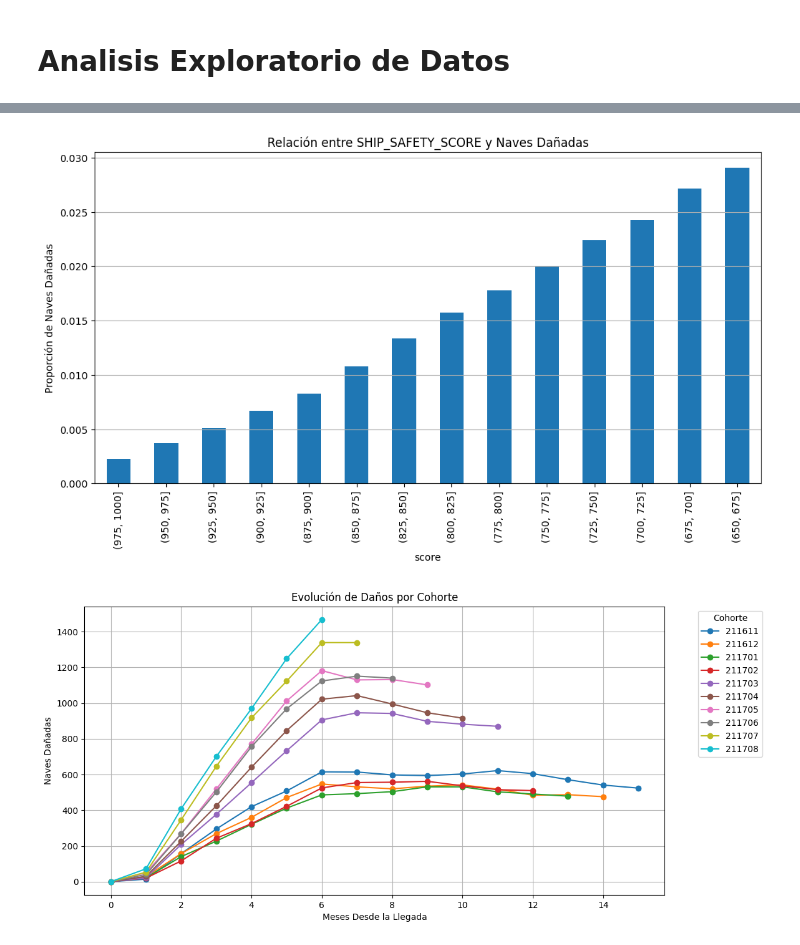
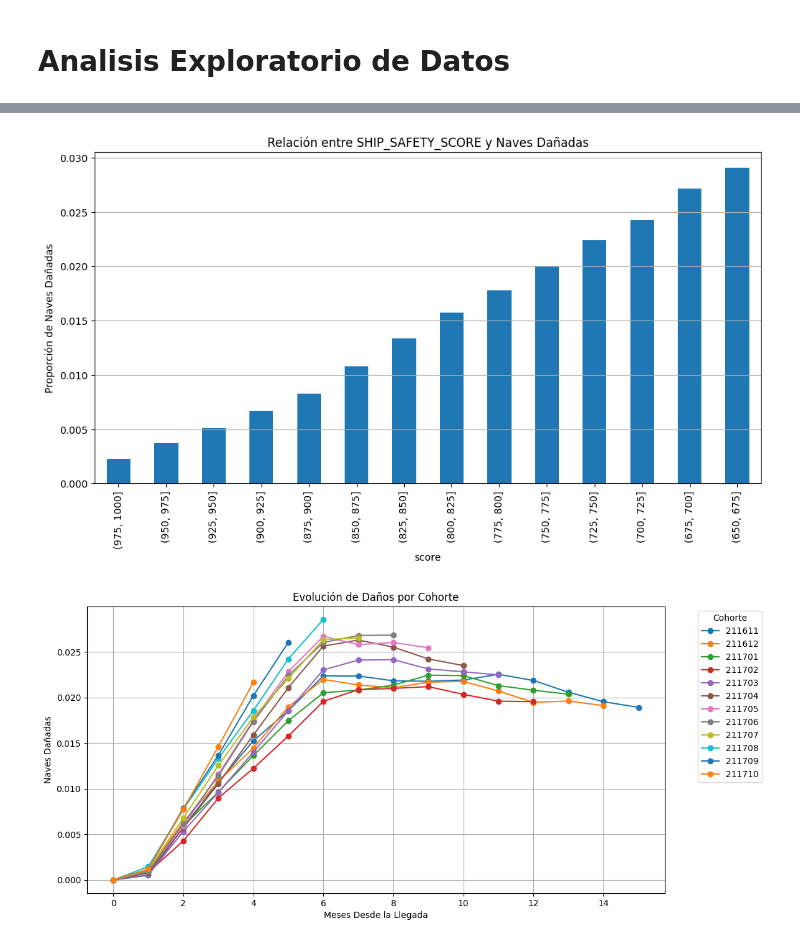
Before and after one commit to JoshuaDRC1/alien_case, a Jupyter notebook: alien_case_project.ipynb, the cells around one changed output, grey strips where cells are left out. Drawn from its saved outputs; the diff is of its cells as text; code cells hidden in the pictures.

Commit message:
"Entregable final del bussiness case de Aliens"

```diff
--- a/alien_case_project.ipynb
+++ b/alien_case_project.ipynb
@@ -119,2 +142,12 @@ ModuleNotFoundError: No module named 'ace_tools'
+# %%
+#Después de revisar high level data encontré la relación de esos datos con el dataframe de cohort data
+#Por lo que decidí unirlos en un solo dataframe
+ch_df['cohort'] = ch_df['cohort'].astype(str)
+# %%
+ch_df['mes_llegada'] = ch_df['cohort'].apply(lambda x: x[:4] + '-' + x[4:]) #Agrego un guión para separar el año de la cohorte
+ch_df['mes_llegada'] =  pd.to_datetime(ch_df['mes_llegada'], errors='coerce')
+# %%
+#Sumo los meses de llegada con los meses en la tierra
+ch_df['mes_desp'] = ch_df.apply(lambda x: x['mes_llegada'] + relativedelta(months=x['months']), axis=1)
 # %% [markdown]
 # Analisis Exploratorio de Datos
@@ -121,12 +174,15 @@ ModuleNotFoundError: No module named 'ace_tools'
+# %%
+# Genero una variable de porcentaje de daño, para tener una variable normalizada y comparable
+ch_df['damaged_perc'] = ch_df["damaged"] / ch_df['ships']
 # %%
 
 
 # 1. Distribución de daños en las naves a lo largo del tiempo
 plt.figure(figsize=(12, 6))
-plt.plot(hl_df["month"], hl_df["repair_perc"], marker='o', linestyle='-')
+plt.plot(hl_df["month"], hl_df["req_repair_perc"], marker='o', linestyle='-')
 plt.xlabel("Fecha")
 plt.ylabel("Porcentaje de Naves en Reparación")
-plt.title("Evolución del % de Naves Alienígenas en Reparación")
+plt.title("Evolución del % de Naves Alienígenas que Requieren Reparación")
 plt.grid(True)
 plt.xticks(rotation=45)
 plt.show()
@@ -143,10 +199,10 @@ plt.grid(axis="y")
 plt.show()
 
 # 3. Evolución del daño en cohortes
-cohort_damage_trend = ch_df.groupby(["cohort", "months"])["damaged"].sum().unstack()
+cohort_damage_trend = ch_df.groupby(["cohort", "months"])["damaged_perc"].mean().unstack()
 
 plt.figure(figsize=(12, 6))
-for cohort in cohort_damage_trend.index[:10]:  # Mostrar solo las primeras 10 cohortes para legibilidad
+for cohort in cohort_damage_trend.index:
     plt.plot(cohort_damage_trend.columns, cohort_damage_trend.loc[cohort], marker='o', linestyle='-', label=cohort)
 
 plt.xlabel("Meses Desde la Llegada")
@@ -160,2 +216,2 @@ plt.show()
 [figure]
-[figure, old version]
+[figure, new version]
```
Also changed, not shown: parts of 89 cells of this notebook, 4 other files.
